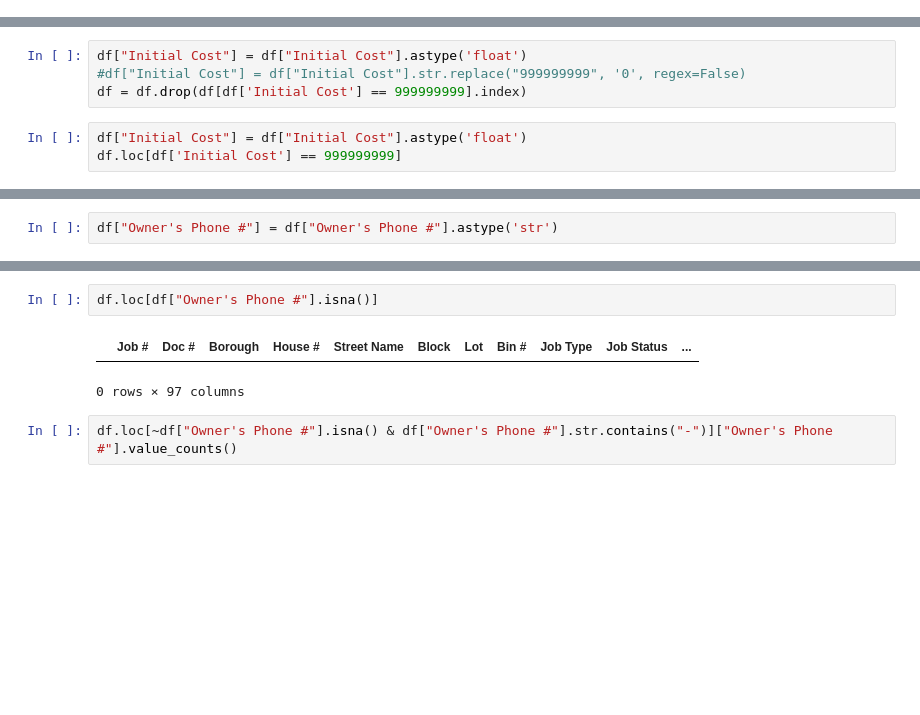
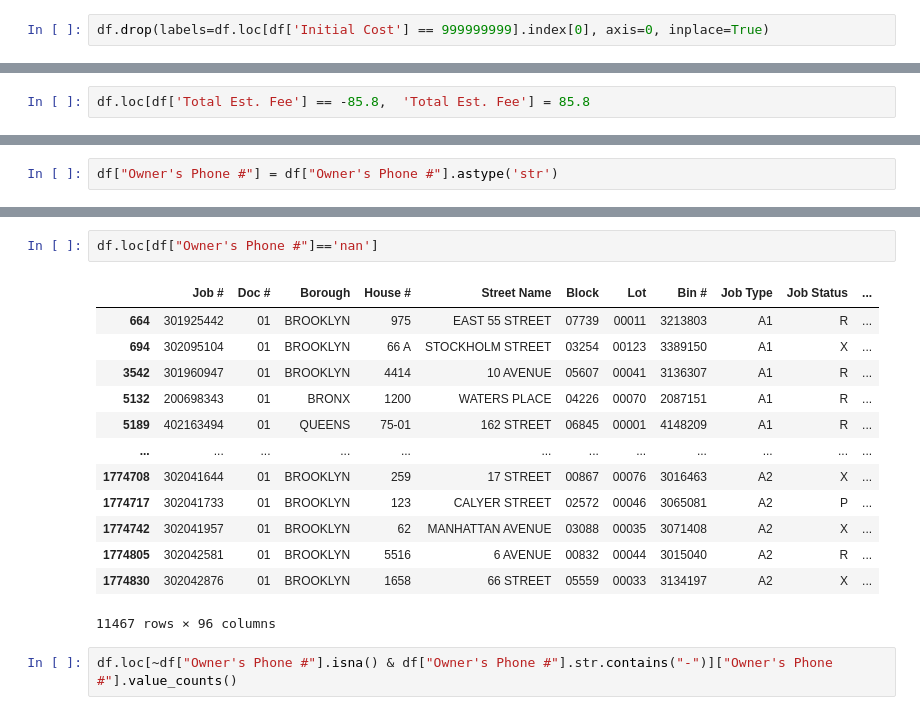
Before and after one commit to darkcb109/DOB-Job-Application-Cleaning, a Jupyter notebook: DOB_Job_Cleaning.ipynb, the cells around one changed output, grey strips where cells are left out. Drawn from its saved outputs; the diff is of its cells as text; blank space fills up the shorter version.

```diff
--- a/DOB_Job_Cleaning.ipynb
+++ b/DOB_Job_Cleaning.ipynb
@@ -918,0 +978,2 @@ df.loc[df['Initial Cost'] == 999999999]
+# %%
+df.drop(labels=df.loc[df['Initial Cost'] == 999999999].index[0], axis=0, inplace=True)
@@ -934,7 +1001,0 @@ Name: Initial Cost, Length: 1600, dtype: float64
-# %%
-df["Initial Cost"] = df["Initial Cost"].astype('float')
-#df["Initial Cost"] = df["Initial Cost"].str.replace("999999999", '0', regex=False)
-df = df.drop(df[df['Initial Cost'] == 999999999].index)
-# %%
-df["Initial Cost"] = df["Initial Cost"].astype('float')
-df.loc[df['Initial Cost'] == 999999999]
@@ -993,3 +1028,5 @@ df['Total Est. Fee'].min()
+# %%
+df.loc[df['Total Est. Fee'] == -85.8,  'Total Est. Fee'] = 85.8
 # %%
 df['Total Est. Fee'].max()
 # %% [output]
@@ -1160,8 +1199,19 @@ df.loc[df["Owner's Phone #"].str.contains("7184728000")][["Owner's First Name",
 # %%
-df.loc[df["Owner's Phone #"].isna()]
+df.loc[df["Owner's Phone #"]=='nan']
 # %% [output]
 |  | Job # | Doc # | Borough | House # | Street Name | Block | Lot | Bin # | Job Type | Job Status | ... |
+| 664 | 301925442 | 01 | BROOKLYN | 975 | EAST 55 STREET | 07739 | 00011 | 3213803 | A1 | R | ... |
+| 694 | 302095104 | 01 | BROOKLYN | 66 A | STOCKHOLM STREET | 03254 | 00123 | 3389150 | A1 | X | ... |
+| 3542 | 301960947 | 01 | BROOKLYN | 4414 | 10 AVENUE | 05607 | 00041 | 3136307 | A1 | R | ... |
+| 5132 | 200698343 | 01 | BRONX | 1200 | WATERS PLACE | 04226 | 00070 | 2087151 | A1 | R | ... |
+| 5189 | 402163494 | 01 | QUEENS | 75-01 | 162 STREET | 06845 | 00001 | 4148209 | A1 | R | ... |
+| ... | ... | ... | ... | ... | ... | ... | ... | ... | ... | ... | ... |
+| 1774708 | 302041644 | 01 | BROOKLYN | 259 | 17 STREET | 00867 | 00076 | 3016463 | A2 | X | ... |
+| 1774717 | 302041733 | 01 | BROOKLYN | 123 | CALYER STREET | 02572 | 00046 | 3065081 | A2 | P | ... |
+| 1774742 | 302041957 | 01 | BROOKLYN | 62 | MANHATTAN AVENUE | 03088 | 00035 | 3071408 | A2 | X | ... |
+| 1774805 | 302042581 | 01 | BROOKLYN | 5516 | 6 AVENUE | 00832 | 00044 | 3015040 | A2 | R | ... |
+| 1774830 | 302042876 | 01 | BROOKLYN | 1658 | 66 STREET | 05559 | 00033 | 3134197 | A2 | X | ... |
-0 rows × 97 columns
+11467 rows × 96 columns
 # %%
 df.loc[~df["Owner's Phone #"].isna() & df["Owner's Phone #"].str.contains("-")]["Owner's Phone #"].value_counts()
 # %% [output]
```
Also changed, not shown: parts of 263 cells of this notebook.
